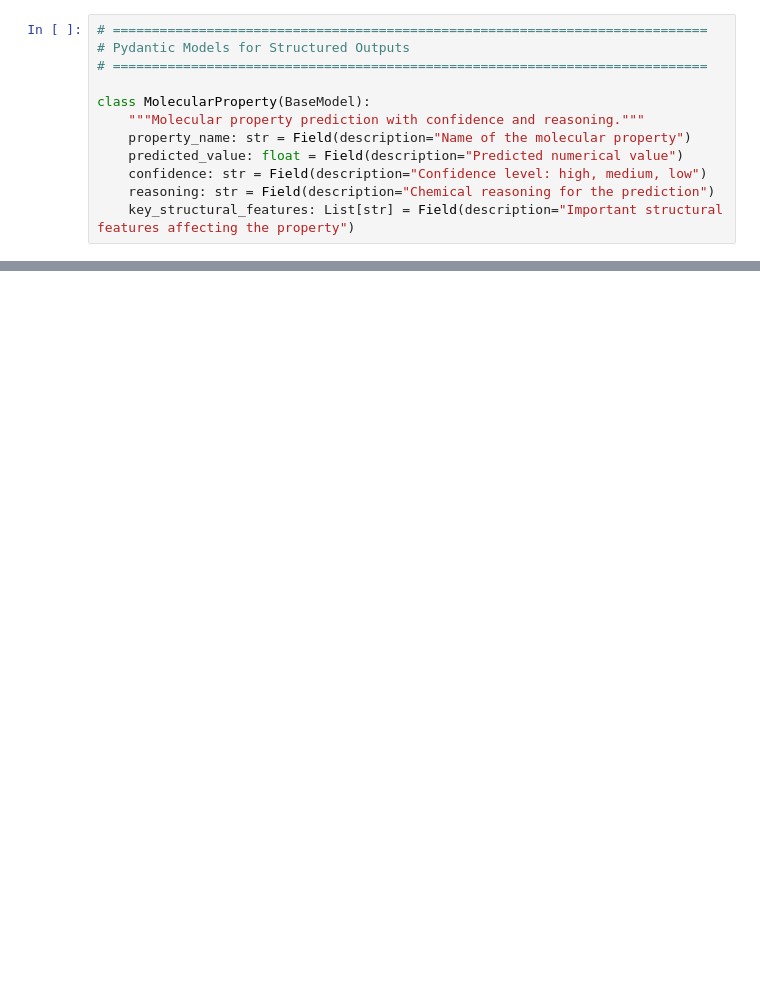
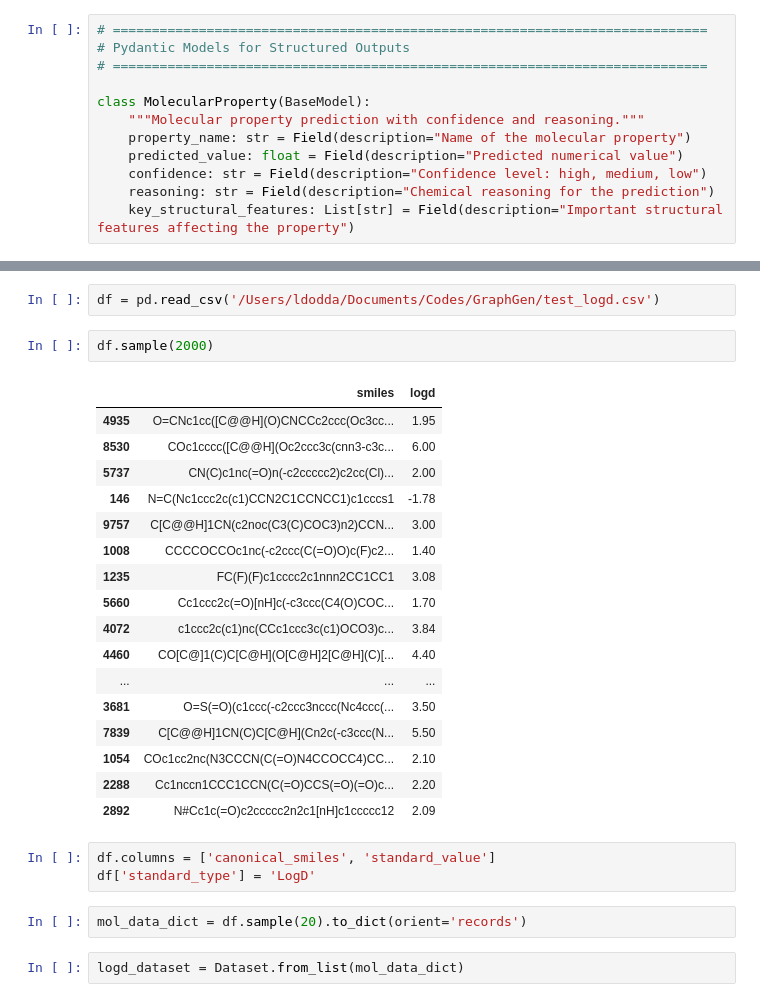
Before and after one commit to leelasd/GraphGen, a Jupyter notebook: bespokelabs-curator/learn-curator.ipynb, the cells around one changed output, grey strips where cells are left out. Drawn from its saved outputs; the diff is of its cells as text; blank space fills up the shorter version.

```diff
--- a/bespokelabs-curator/learn-curator.ipynb
+++ b/bespokelabs-curator/learn-curator.ipynb
@@ -70 +75,30 @@ Consider factors like:
         }
+# %%
+df = pd.read_csv('/Users/ldodda/Documents/Codes/GraphGen/test_logd.csv')
+# %%
+df.sample(2000)
+# %% [output]
+|  | smiles | logd |
+| 4935 | O=CNc1cc([C@@H](O)CNCCc2ccc(Oc3cc... | 1.95 |
+| 8530 | COc1cccc([C@@H](Oc2ccc3c(cnn3-c3c... | 6.00 |
+| 5737 | CN(C)c1nc(=O)n(-c2ccccc2)c2cc(Cl)... | 2.00 |
+| 146 | N=C(Nc1ccc2c(c1)CCN2C1CCNCC1)c1cccs1 | -1.78 |
+| 9757 | C[C@@H]1CN(c2noc(C3(C)COC3)n2)CCN... | 3.00 |
+| 1008 | CCCCOCCOc1nc(-c2ccc(C(=O)O)c(F)c2... | 1.40 |
+| 1235 | FC(F)(F)c1cccc2c1nnn2CC1CC1 | 3.08 |
+| 5660 | Cc1ccc2c(=O)[nH]c(-c3ccc(C4(O)COC... | 1.70 |
+| 4072 | c1ccc2c(c1)nc(CCc1ccc3c(c1)OCO3)c... | 3.84 |
+| 4460 | CO[C@]1(C)C[C@H](O[C@H]2[C@H](C)[... | 4.40 |
+| ... | ... | ... |
+| 3681 | O=S(=O)(c1ccc(-c2ccc3nccc(Nc4ccc(... | 3.50 |
+| 7839 | C[C@@H]1CN(C)C[C@H](Cn2c(-c3ccc(N... | 5.50 |
+| 1054 | COc1cc2nc(N3CCCN(C(=O)N4CCOCC4)CC... | 2.10 |
+| 2288 | Cc1nccn1CCC1CCN(C(=O)CCS(=O)(=O)c... | 2.20 |
+| 2892 | N#Cc1c(=O)c2ccccc2n2c1[nH]c1ccccc12 | 2.09 |
+# %%
+df.columns = ['canonical_smiles', 'standard_value']
+df['standard_type'] = 'LogD'
+# %%
+mol_data_dict = df.sample(20).to_dict(orient='records')
+# %%
+logd_dataset = Dataset.from_list(mol_data_dict)
```
Also changed, not shown: parts of 17 cells of this notebook.
